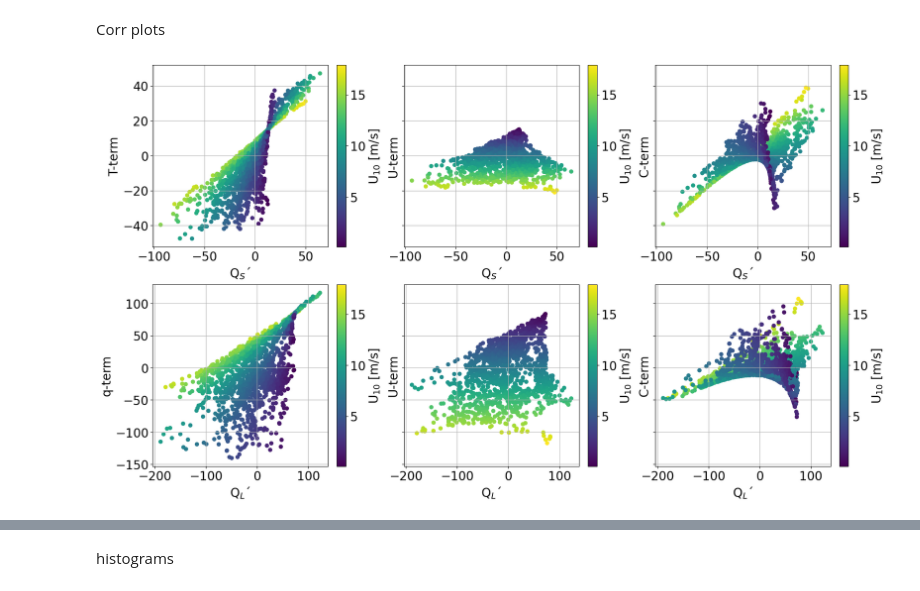
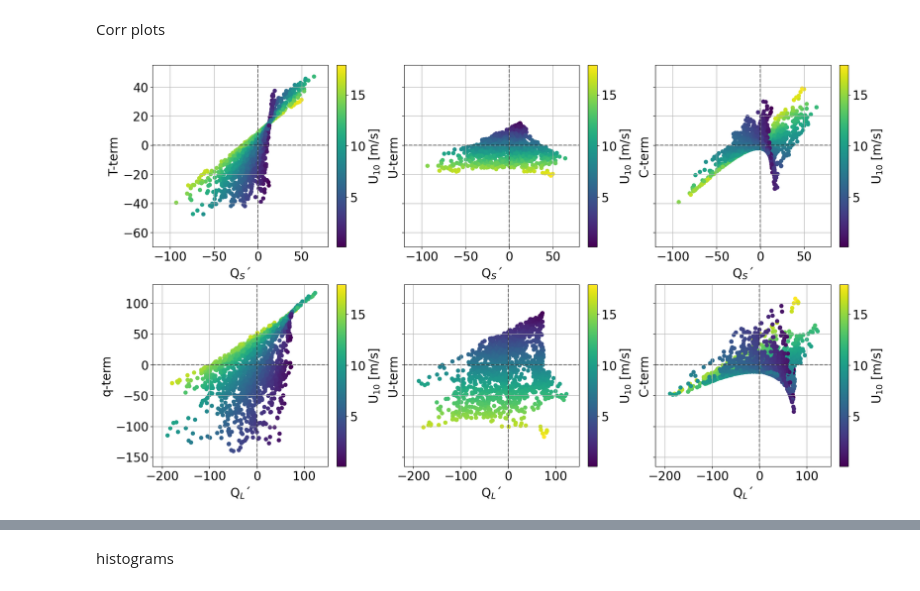
Before and after one commit to michaelaedwinson/Masterarbete2023, a Jupyter notebook: 5-SD-three-terms-invest.ipynb, the cells around one changed output, grey strips where cells are left out. Cells and saved outputs as stored; diff of their text form; code cells hidden in the pictures.

```diff
--- a/5-SD-three-terms-invest.ipynb
+++ b/5-SD-three-terms-invest.ipynb
@@ -254,31 +254,48 @@ Corr plots
 # %%
 fig, ax=plt.subplots(2,3, figsize=[18,10], constrained_layout=True, sharex='row', sharey='row')
 
 s_terms=[t_term, u_term_t, cov_term_t]
 l_terms=[q_term, u_term_q, cov_term_q]
 
 labelS = ['T-term', 'U-term', 'C-term']
 labelL = ['q-term', 'U-term', 'C-term']
 
 for i in np.arange(3):
     wind1=ax[0,i].scatter(shf_fluc, shf_coeffs*s_terms[i] , c=ASFC.uref)
     fig.colorbar(wind1, ax=ax[0,i], label=('U$_{10}$ [m/s]'))
 
     wind2=ax[1,i].scatter(lhf_fluc, lhf_coeffs*l_terms[i], c=ASFC.uref)
     fig.colorbar(wind2, ax=ax[1,i], label=('U$_{10}$ [m/s]'))
 
     ax[0,i].set_ylabel(labelS[i])
     ax[1,i].set_ylabel(labelL[i])
 
     ax[0,i].set_xlabel('Q$_S$´')
     ax[1,i].set_xlabel('Q$_L$´')
 
+#    ax[0,i].set_xlim(-100, 60)
+#    ax[1,i].set_xlim(-200, 150)
+
+#    ax[0,i].set_ylim(-50, 50)
+#    ax[1,i].set_ylim(-150, 125)
+    ax[0,i].set_xlim(-120, 80)
+    ax[1,i].set_xlim(-220, 150)
+
+    ax[0,i].set_ylim(-70, 55)
+    ax[1,i].set_ylim(-165, 130)
+
+    ax[0,i].axvline(x=0, color='k', linestyle='--', alpha=0.5)
+    ax[1,i].axvline(x=0, color='k', linestyle='--', alpha=0.5)
+
+    ax[0,i].axhline(y=0, color='k', linestyle='--', alpha=0.5)
+    ax[1,i].axhline(y=0, color='k', linestyle='--', alpha=0.5)
+
     ax[0,i].grid()
     ax[1,i].grid()
 #    mask = ~np.isnan(varprime.Qs) & ~np.isnan(varprime.deltaT)
 
 #    scipy.stats.linregress(varprime.Qs[mask], varprime.deltaT[mask])
 
-#plt.savefig('figures/primecorr.png')
+plt.savefig(pathlib.Path('.').absolute().parent/ 'MTmichaela/figures/SDcorr.png')
 # %% [output]
-[figure, old version]
+[figure, new version]
```
Also changed, not shown: parts of 13 cells of this notebook, 2 other files.
